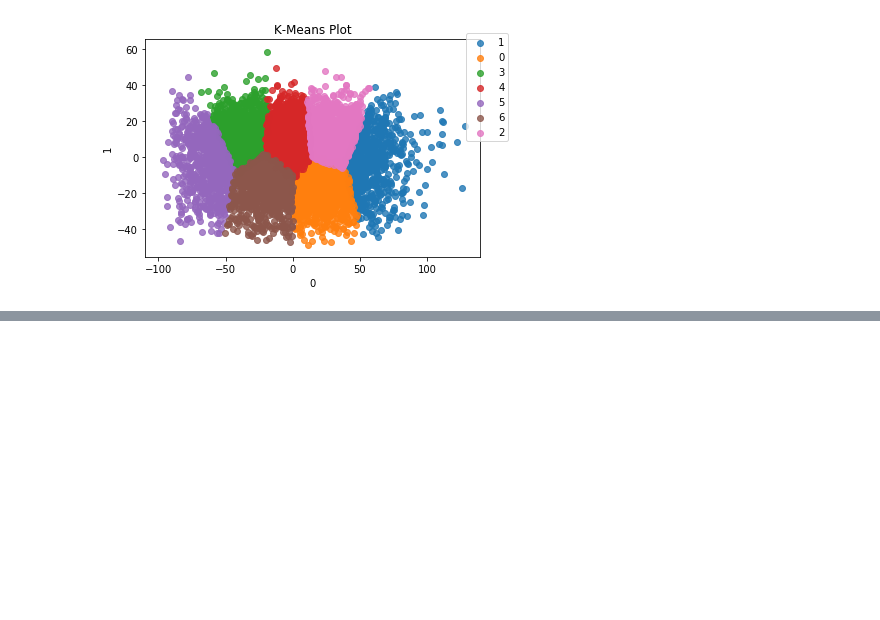
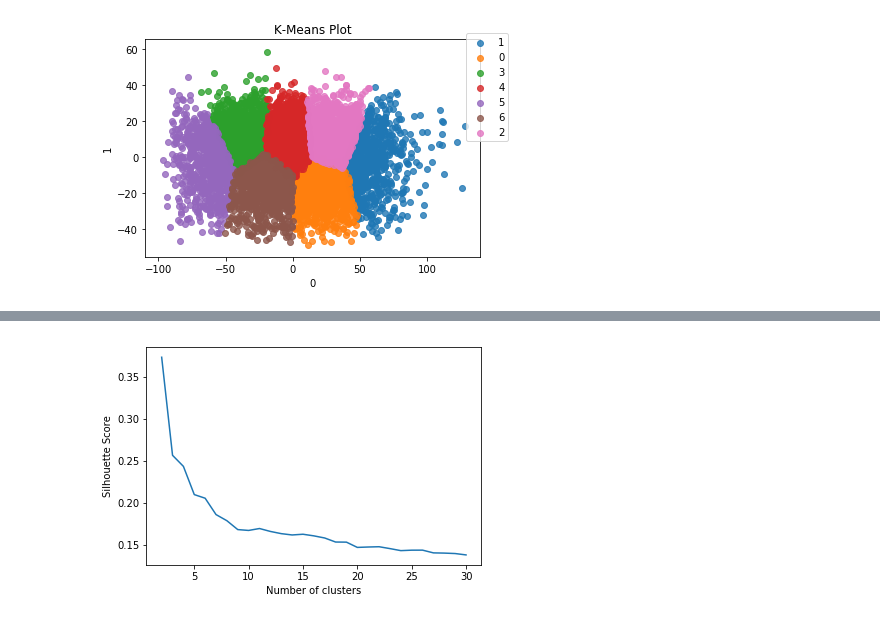
Before and after one commit to itaher1995/CS6220_Final_Project, a Jupyter notebook: FMA-TAHER.ipynb, the cells around one changed output, grey strips where cells are left out. Saved outputs shown, nothing was run; the diff lists cells and outputs as text; code cells hidden in the pictures; blank space fills up the shorter version.

```diff
--- a/FMA-TAHER.ipynb
+++ b/FMA-TAHER.ipynb
@@ -470,0 +652,4 @@ plotClasses2D(data,kmeans.labels_,title='K-Means Plot')
+# %%
+sc_evaluate_clusters(reducedData,30)
+# %% [output]
+[figure, added]
```
Also changed, not shown: parts of 24 cells of this notebook, 2 other files.
